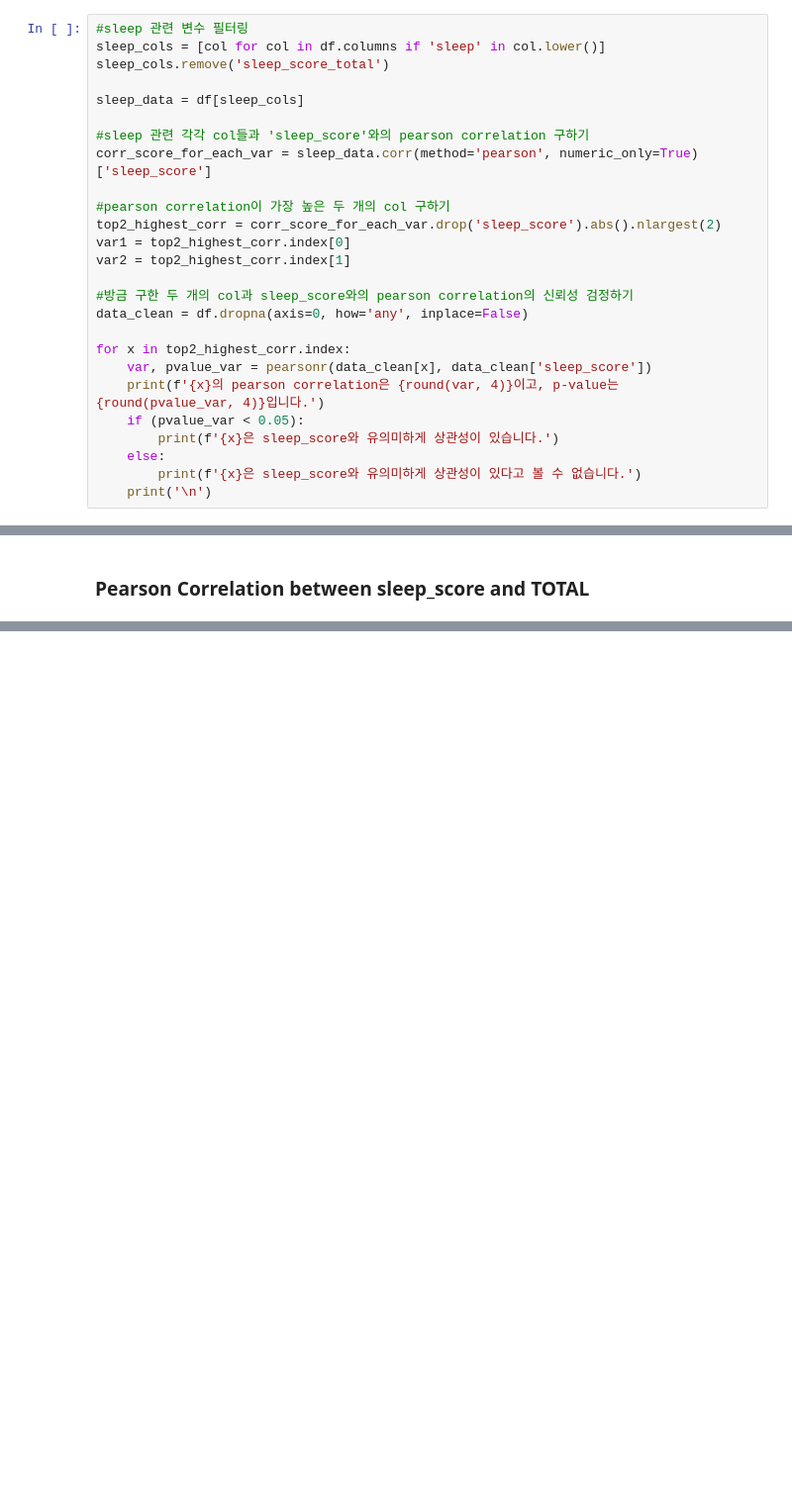
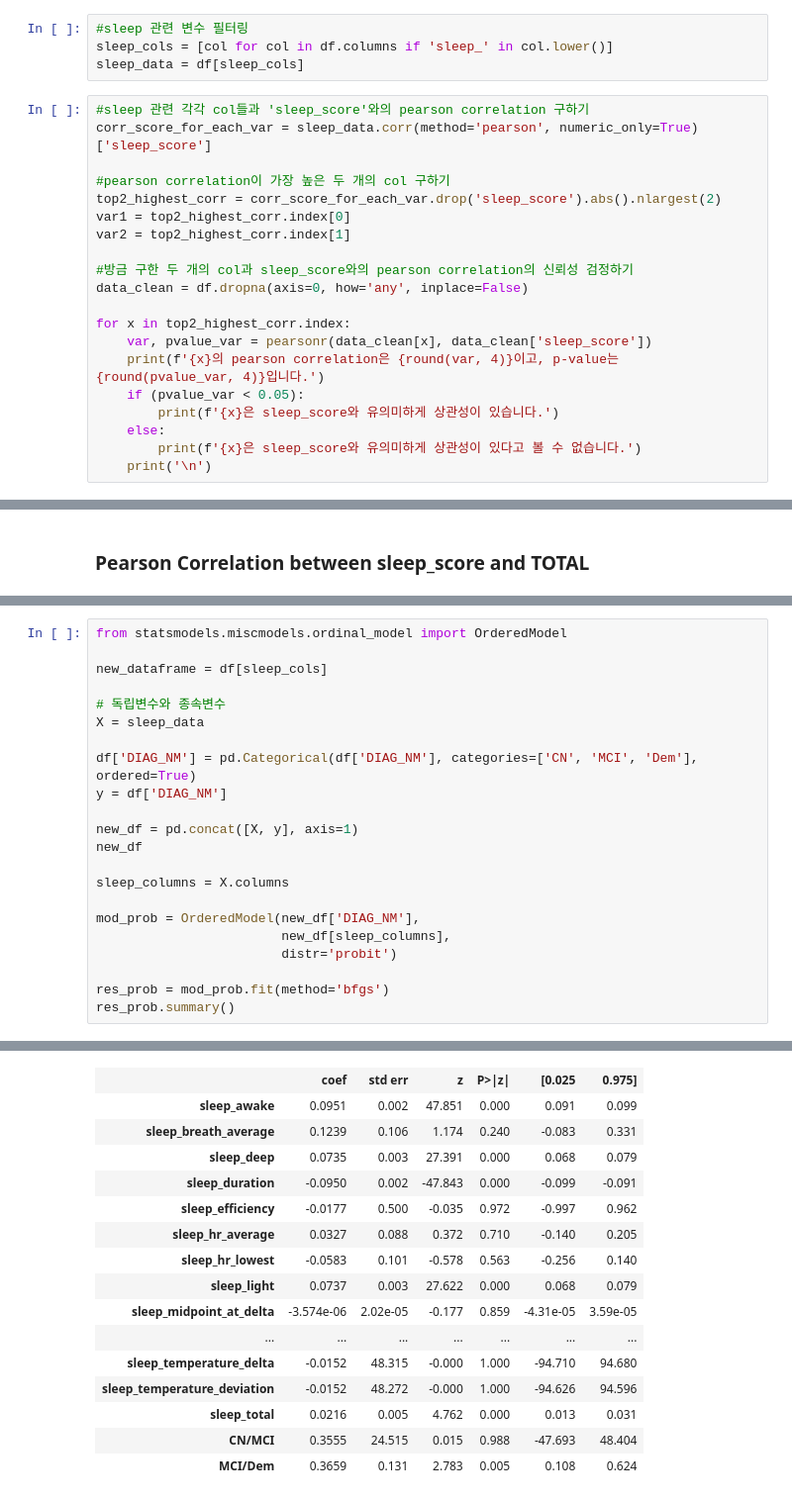
Before and after one commit to raewoo0908/INE2018, a Jupyter notebook: project.ipynb, the cells around one changed output, grey strips where cells are left out. Shown at 99% size. Saved outputs shown, nothing was run; the diff lists cells and outputs as text; blank space fills up the shorter version.

Commit message:
add ordered regression

```diff
--- a/project.ipynb
+++ b/project.ipynb
@@ -15,12 +16,10 @@ df = pd.read_excel("dataset.xlsx")
 # %% [markdown]
 ### 1. 수면 종합점수 sleep_score와 연관성이 가장 높은 항목 두 개를 추출하고, sleep_score를 설명하는 중요한 요인을 파악.
+# %%
+#sleep 관련 변수 필터링
+sleep_cols = [col for col in df.columns if 'sleep_' in col.lower()]
+sleep_data = df[sleep_cols]
 # %%
-#sleep 관련 변수 필터링
-sleep_cols = [col for col in df.columns if 'sleep' in col.lower()]
-sleep_cols.remove('sleep_score_total')
-
-sleep_data = df[sleep_cols]
-
 #sleep 관련 각각 col들과 'sleep_score'와의 pearson correlation 구하기
 corr_score_for_each_var = sleep_data.corr(method='pearson', numeric_only=True)['sleep_score']
 
@@ -112,0 +134,23 @@ p value is 0.6879
+# %%
+from statsmodels.miscmodels.ordinal_model import OrderedModel
+
+new_dataframe = df[sleep_cols]
+
+# 독립변수와 종속변수
+X = sleep_data
+
+df['DIAG_NM'] = pd.Categorical(df['DIAG_NM'], categories=['CN', 'MCI', 'Dem'], ordered=True)
+y = df['DIAG_NM']
+
+new_df = pd.concat([X, y], axis=1)
+new_df
+
+sleep_columns = X.columns
+
+mod_prob = OrderedModel(new_df['DIAG_NM'],
+                        new_df[sleep_columns],
+                        distr='probit')
+
+res_prob = mod_prob.fit(method='bfgs')
+res_prob.summary()
+# %% [output]
@@ -112,0 +170,16 @@ p value is 0.6879
+|  | coef | std err | z | P>|z| | [0.025 | 0.975] |
+| sleep_awake | 0.0951 | 0.002 | 47.851 | 0.000 | 0.091 | 0.099 |
+| sleep_breath_average | 0.1239 | 0.106 | 1.174 | 0.240 | -0.083 | 0.331 |
+| sleep_deep | 0.0735 | 0.003 | 27.391 | 0.000 | 0.068 | 0.079 |
+| sleep_duration | -0.0950 | 0.002 | -47.843 | 0.000 | -0.099 | -0.091 |
+| sleep_efficiency | -0.0177 | 0.500 | -0.035 | 0.972 | -0.997 | 0.962 |
+| sleep_hr_average | 0.0327 | 0.088 | 0.372 | 0.710 | -0.140 | 0.205 |
+| sleep_hr_lowest | -0.0583 | 0.101 | -0.578 | 0.563 | -0.256 | 0.140 |
+| sleep_light | 0.0737 | 0.003 | 27.622 | 0.000 | 0.068 | 0.079 |
+| sleep_midpoint_at_delta | -3.574e-06 | 2.02e-05 | -0.177 | 0.859 | -4.31e-05 | 3.59e-05 |
+| ... | ... | ... | ... | ... | ... | ... |
+| sleep_temperature_delta | -0.0152 | 48.315 | -0.000 | 1.000 | -94.710 | 94.680 |
+| sleep_temperature_deviation | -0.0152 | 48.272 | -0.000 | 1.000 | -94.626 | 94.596 |
+| sleep_total | 0.0216 | 0.005 | 4.762 | 0.000 | 0.013 | 0.031 |
+| CN/MCI | 0.3555 | 24.515 | 0.015 | 0.988 | -47.693 | 48.404 |
+| MCI/Dem | 0.3659 | 0.131 | 2.783 | 0.005 | 0.108 | 0.624 |
```
Also changed, not shown: parts of 14 cells of this notebook.
